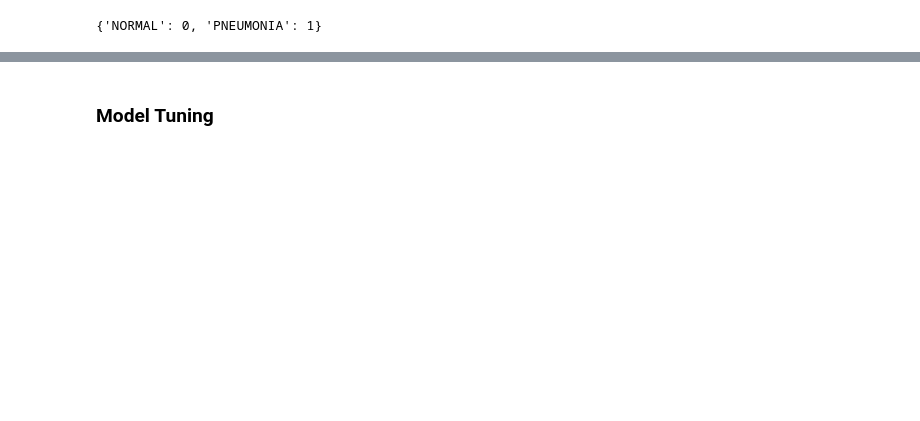
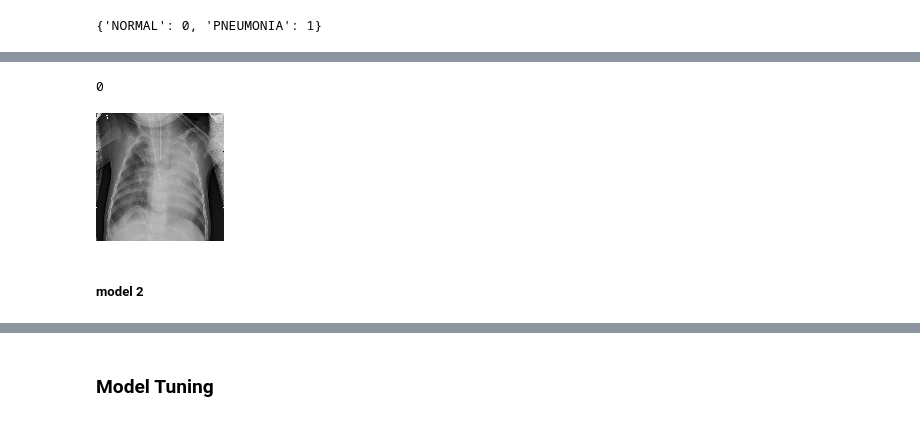
Before and after one commit to edejesus196/Chest_X-Ray_Images, a Jupyter notebook: main_notebook.ipynb, the cells around one changed output, grey strips where cells are left out. Saved outputs shown, nothing was run; the diff lists cells and outputs as text; code cells hidden in the pictures; blank space fills up the shorter version.

```diff
--- a/main_notebook.ipynb
+++ b/main_notebook.ipynb
@@ -134,0 +135,10 @@ visualize_training_results(results_1)
+# %%
+print(np.argmax(predictions_1[0]))
+# %% [output]
+0
+# %%
+array_to_img(test_images[0])
+# %% [output]
+[figure, added]
+# %% [markdown]
+##### model 2
```
Also changed, not shown: parts of 21 cells of this notebook.
